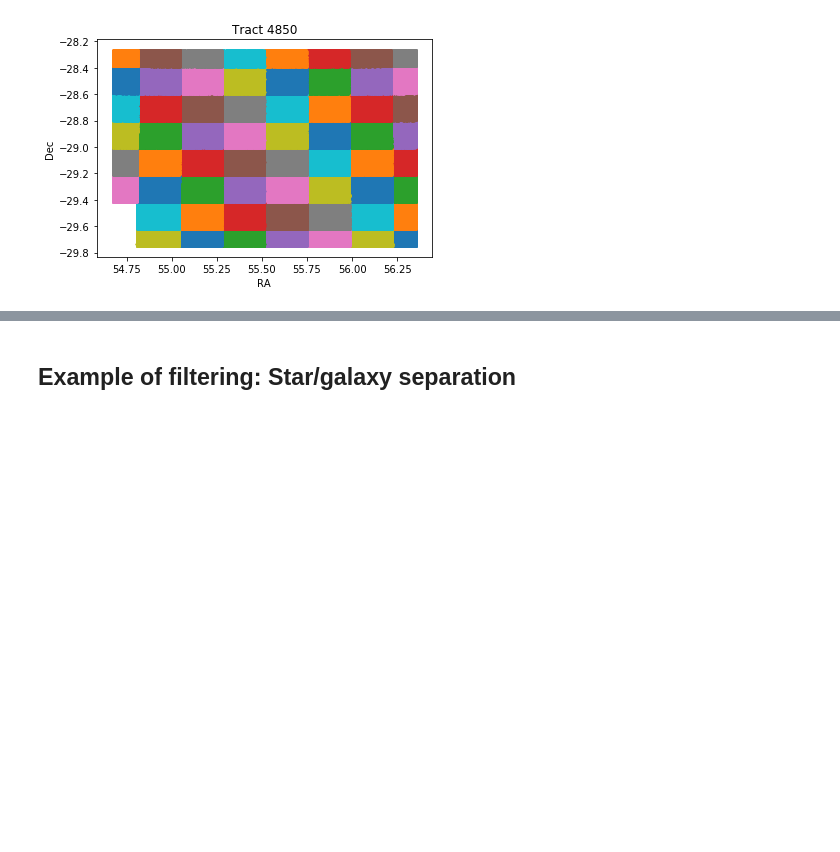
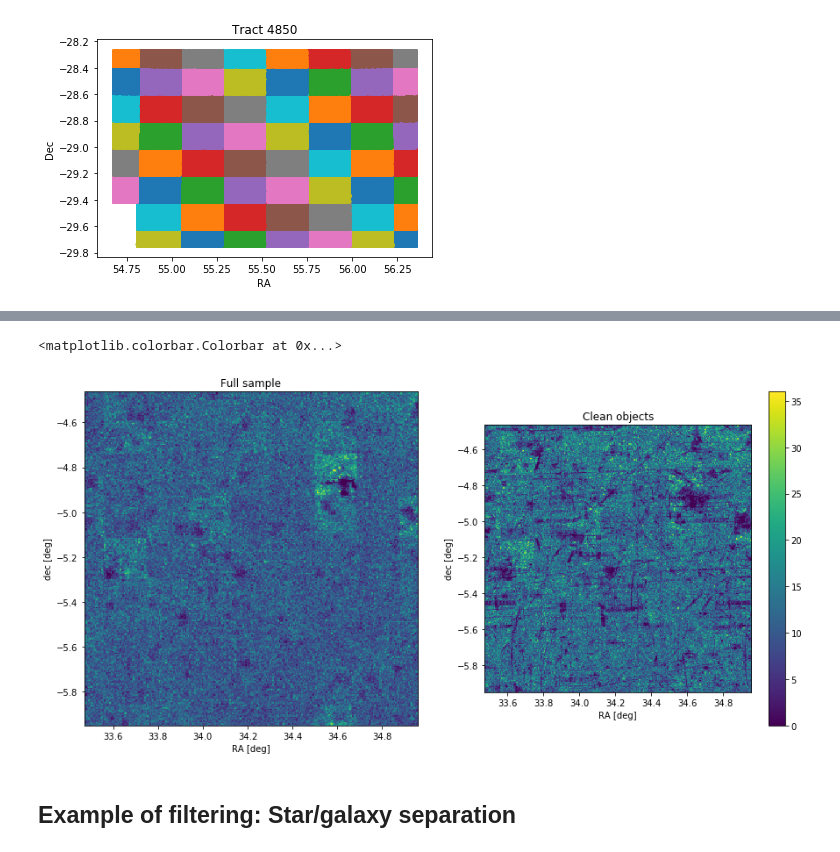
Before and after one commit to LSSTDESC/DC2-production, a Jupyter notebook: Notebooks/DC2 Coadd Run1.1p GCR access -- Tutorial (part1).ipynb, the cells around one changed output, grey strips where cells are left out. Drawn from its saved outputs; the diff is of its cells as text; code cells hidden in the pictures; blank space fills up the shorter version.

```diff
--- a/Notebooks/DC2 Coadd Run1.1p GCR access -- Tutorial (part1).ipynb
+++ b/Notebooks/DC2 Coadd Run1.1p GCR access -- Tutorial (part1).ipynb
@@ -159,3 +172,30 @@ plt.title('Tract {}'.format(tract_number));
+# %%
+cat_hsc = GCRCatalogs.load_catalog('hsc-pdr1-xmm')
+# %%
+# Loads the data after cut
+data_cut = cat_hsc.get_quantities(['ra', 'dec'],
+                              filters = simple_cuts)
+
+# Loads data without cuts
+data_full = cat_hsc.get_quantities(['ra', 'dec'])
+# %%
+figure(figsize=(15,7))
+subplot(121)
+hist2d(data_full['ra'], data_full['dec'],256); gca().set_aspect('equal');
+xlabel('RA [deg]');
+ylabel('dec [deg]');
+title('Full sample')
+colorbar()
+
+subplot(122)
+hist2d(data_cut['ra'], data_cut['dec'],256); gca().set_aspect('equal');
+xlabel('RA [deg]');
+ylabel('dec [deg]');
+title('Clean objects');
+colorbar()
+# %% [output]
+<matplotlib.colorbar.Colorbar at 0x...>
+[figure, added]
 # %% [markdown]
 ## Example of filtering: Star/galaxy separation
 # %% [markdown]
```
Also changed, not shown: parts of 31 cells of this notebook.
